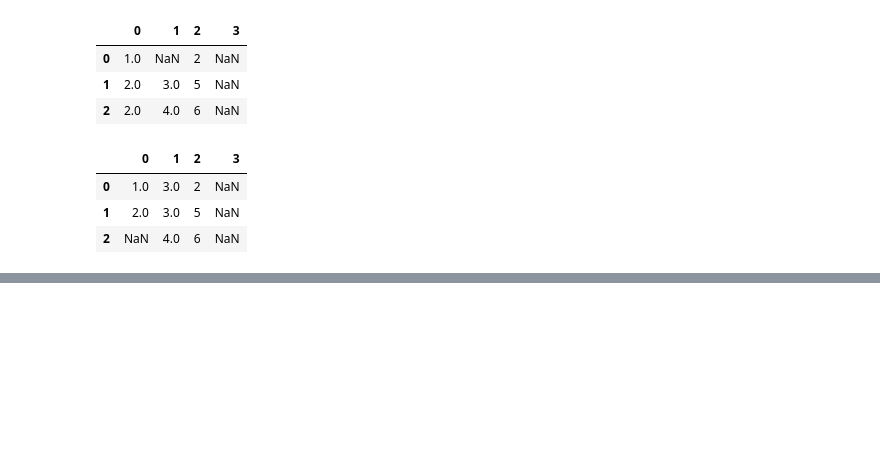
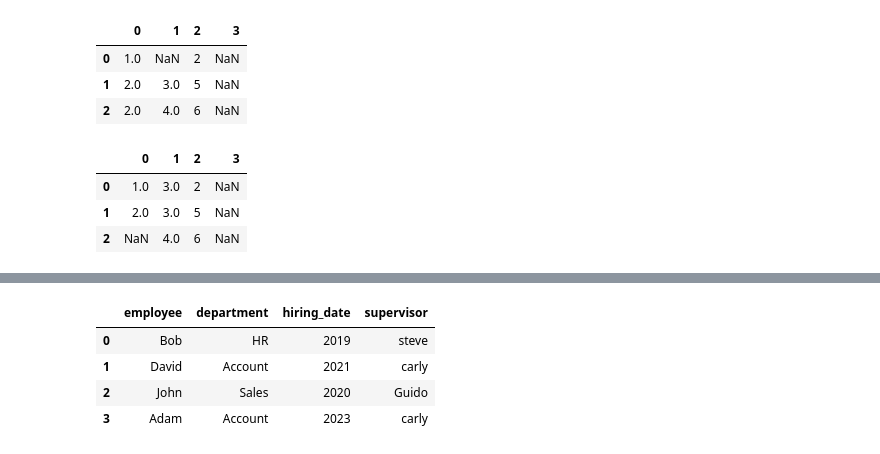
Before and after one commit to khaiwalVikrant/ai_ml_practice, a Jupyter notebook: pandas/Pandas_Exercise.ipynb, the cells around one changed output, grey strips where cells are left out. Saved outputs shown, nothing was run; the diff lists cells and outputs as text; code cells hidden in the pictures; blank space fills up the shorter version.

```diff
--- a/pandas/Pandas_Exercise.ipynb
+++ b/pandas/Pandas_Exercise.ipynb
@@ -550,0 +629,25 @@ df.bfill()
+# %%
+# Categories of Joins
+
+# The pd.merge() function implements a number of types of joins: the one-to-one, many-to-one, and many-to-many joins.
+# All three types of joins are accessed via an
+# identical call to the pd.merge() interface; the type of join performed depends on the form of the input data.
+
+# One-to-one joins
+
+df1 = pd.DataFrame(
+    {
+        'employee': ['Bob', 'David', 'John', 'Adam'],
+        'department': ['HR', 'Account', 'Sales', 'Account']
+    }
+)
+
+df2 = pd.DataFrame(
+    {
+        'employee': ['David', 'Bob', 'Adam', 'John'],
+        'hiring_date': [2021, 2019, 2023, 2020]
+    }
+)
+
+df3 = df1.merge(df2)
+df3
@@ -550,0 +660,14 @@ df.bfill()
+# %%
+# Many to One Joins
+
+df4=pd.DataFrame({'department':['Account','Sales','HR'],
+                 'supervisor':['carly','Guido','steve']})
+
+df5 = df3.merge(df4)
+df5
+# %% [output]
+|  | employee | department | hiring_date | supervisor |
+| 0 | Bob | HR | 2019 | steve |
+| 1 | David | Account | 2021 | carly |
+| 2 | John | Sales | 2020 | Guido |
+| 3 | Adam | Account | 2023 | carly |
```
Also changed, not shown: parts of 15 cells of this notebook.
